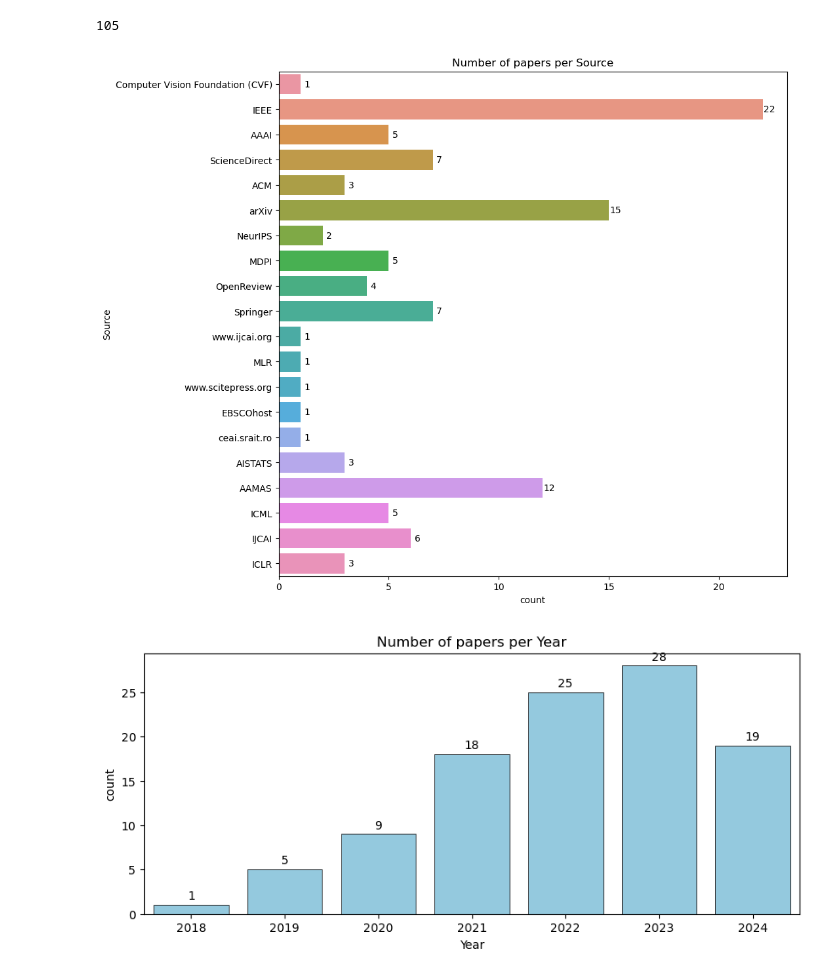
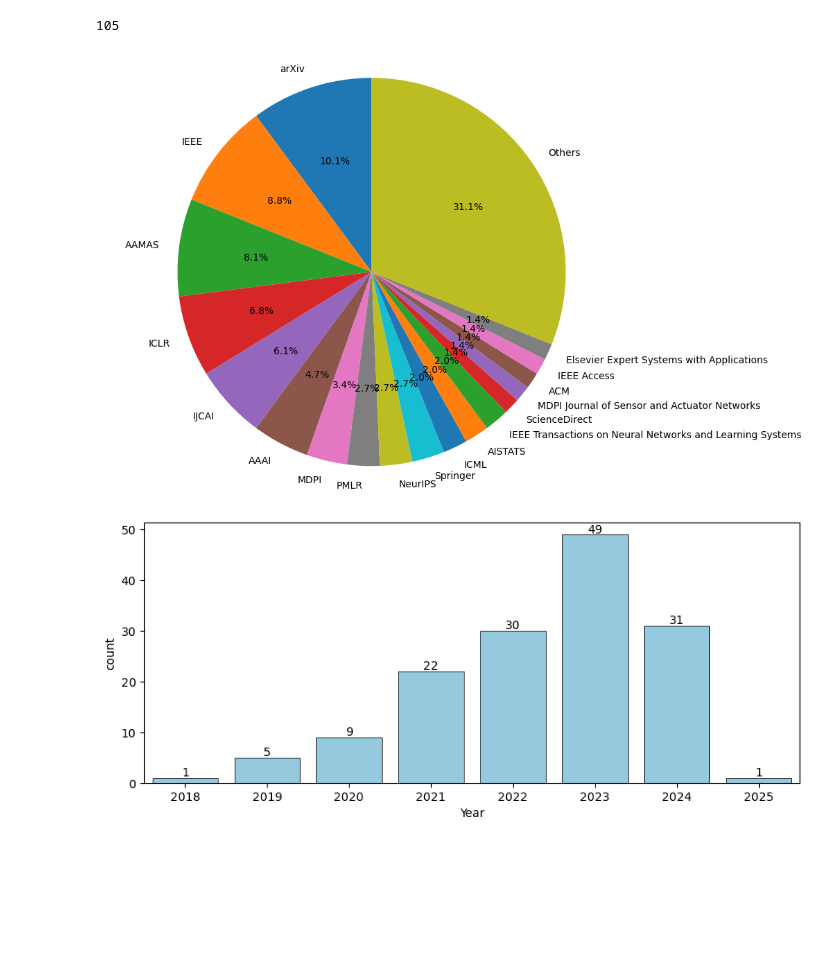
Before and after one commit to HamBa-m/sci-scraper, a Jupyter notebook: notebooks/eda.ipynb, the cells around one changed output. Cells and saved outputs as stored; diff of their text form; code cells hidden in the pictures; blank space fills up the shorter version.

```diff
--- a/notebooks/eda.ipynb
+++ b/notebooks/eda.ipynb
@@ -57,29 +58,33 @@ len(df)
 105
 # %%
 # load the data
-df = pd.read_excel('../results/relevant_papers.xlsx')
+df = pd.read_excel('../results/merged_results.xlsx')
+# %%
+plt.figure(figsize=(10, 8))
+# get sources with less than 2 papers
+n_df = df['Source'].value_counts()
+threshold = 2
+n_df['Others'] = n_df[n_df < threshold].sum()
+n_df = n_df[n_df >= threshold]  # keep only sources with 2 or more papers
+
+# Create pie chart
+plt.pie(n_df, labels=n_df.index, autopct='%1.1f%%', startangle=90)
+# plt.title('Distribution of Papers by Source')
+plt.axis('equal')  # Equal aspect ratio ensures that pie is drawn as a circle
+plt.show()
+# %% [output]
+[figure, added]
 # %%
-# barplot of the number of papers per Source
-plt.figure(figsize=(10, 10))
-sns.countplot(data=df, y='Source')
-# add number of papers per Source on the right of each bar
-for i in range(len(df['Source'].value_counts(sort=False).index)):
-    plt.text(df['Source'].value_counts(sort=False).values[i]+0.3, i, df['Source'].value_counts(sort=False).values[i], ha='center', va='center')
-plt.title('Number of papers per Source')
+# barplot of the number of papers per Year (vertical)
+plt.figure(figsize=(10, 4))
+sns.countplot(data=df, x='Year', order=sorted(df['Year'].unique()), color='skyblue', edgecolor='black', linewidth=0.5)
+# add number of papers per Year on the top of each bar
+for i, v in enumerate(df['Year'].value_counts(sort=False).sort_index()):
+    plt.text(i, v+1, v, ha='center', va='center')
+# plt.title('Number of papers per Year')
 plt.show()
 # %% [output]
-[figure, old version]
+[figure, new version]
-# %%
-# barplot of the number of papers per Year (vertical)
-plt.figure(figsize=(10, 4))
-sns.countplot(data=df, x='Year', order=sorted(df['Year'].unique()), color='skyblue', edgecolor='black', linewidth=0.5)
-# add number of papers per Year on the top of each bar
-for i, v in enumerate(df['Year'].value_counts(sort=False).sort_index()):
-    plt.text(i, v+1, v, ha='center', va='center')
-plt.title('Number of papers per Year')
-plt.show()
-# %% [output]
-[figure, removed]
 # %%
 # import old_results
 old_results = pd.read_excel('../results/old_results.xlsx')
```
Also changed, not shown: parts of 4 cells of this notebook, 12 other files.
